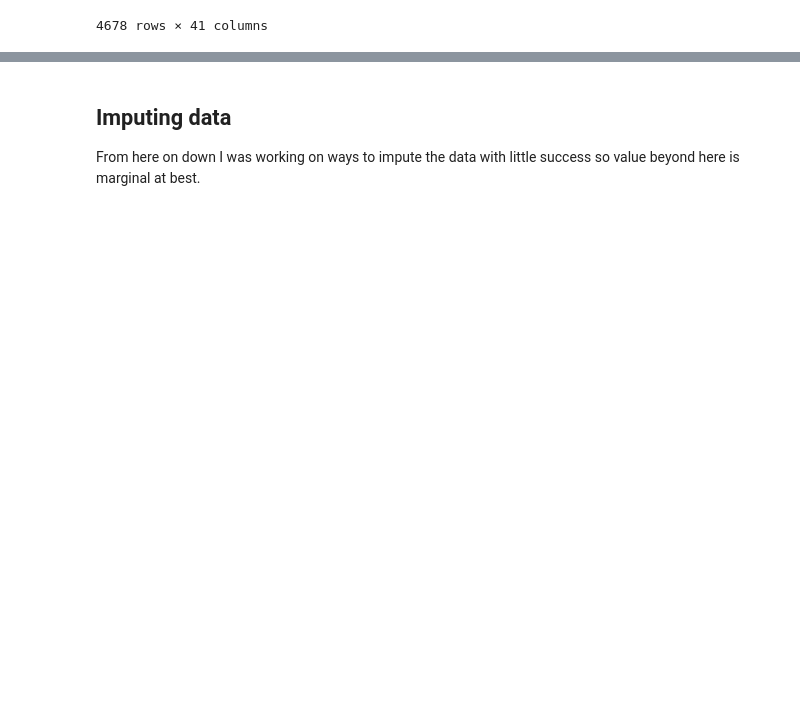
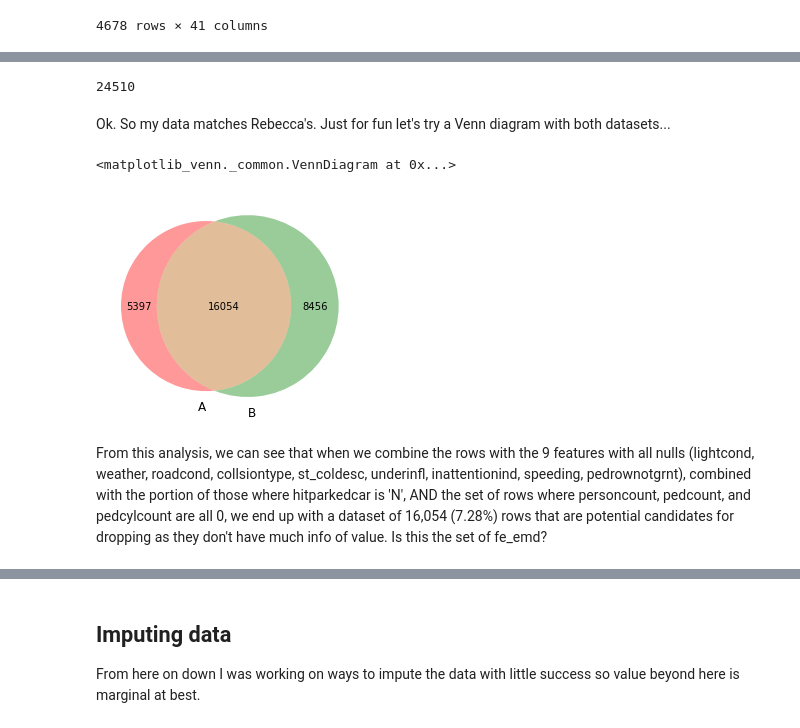
Before and after one commit to DataCircles/traffic_collisions_viz_team, a Jupyter notebook: notebooks/JD-MissingDataImputation_WeatherRelated.ipynb, the cells around one changed output, grey strips where cells are left out. Saved outputs shown, nothing was run; the diff lists cells and outputs as text; code cells hidden in the pictures; blank space fills up the shorter version.

```diff
--- a/notebooks/JD-MissingDataImputation_WeatherRelated.ipynb
+++ b/notebooks/JD-MissingDataImputation_WeatherRelated.ipynb
@@ -247,0 +248,3 @@ df[(criteria & (df['hitparkedcar'] == 'Y'))]
+# %%
+criteria_eight = criteria_seven & df['speeding'].isnull()
+criteria_eight.sum()
@@ -247,0 +281,10 @@ df[(criteria & (df['hitparkedcar'] == 'Y'))]
+# %%
+#let's start with just creating a dataframe with all '0' values for personcount, pedcount and pedcylcount
+
+no_ppl_criteria = (df["personcount"] == 0) & (df["pedcount"] == 0) & (df["pedcylcount"] == 0)
+df_no_people = df.loc[no_ppl_criteria]
+df_no_people['objectid'].count()
+# %% [output]
+24510
+# %% [markdown]
+Ok.  So my data matches Rebecca's.  Just for fun let's try a Venn diagram with both datasets...
@@ -247,0 +297,10 @@ df[(criteria & (df['hitparkedcar'] == 'Y'))]
+# %%
+#Method1: put two datasets directly
+venn2([set(df_criteria_ten['objectid']), set(df_no_people['objectid'])])
+plt.show()
+# %% [output]
+<matplotlib_venn._common.VennDiagram at 0x...>
+[figure, added]
+# %% [markdown]
+
+From this analysis, we can see that when we combine the rows with the 9 features with all nulls (lightcond, weather, roadcond, collsiontype, st_coldesc, underinfl, inattentionind, speeding, pedrownotgrnt), combined with the portion of those where hitparkedcar is 'N', AND the set of rows where personcount, pedcount, and pedcylcount are all 0, we end up with a dataset of 16,054 (7.28%) rows that are potential candidates for dropping as they don't have much info of value. Is this the set of fe_emd?
```
Also changed, not shown: parts of 47 cells of this notebook.
